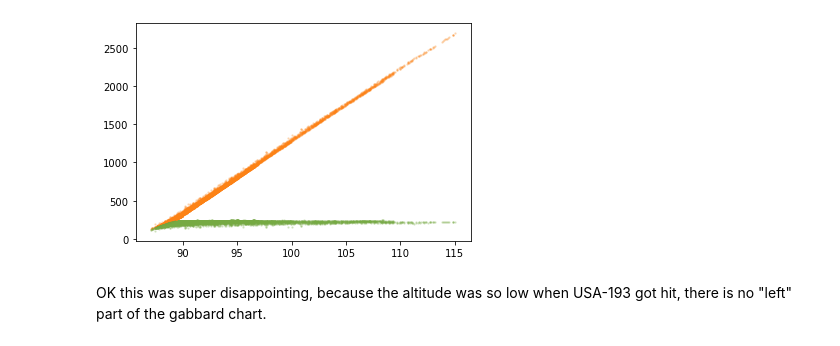
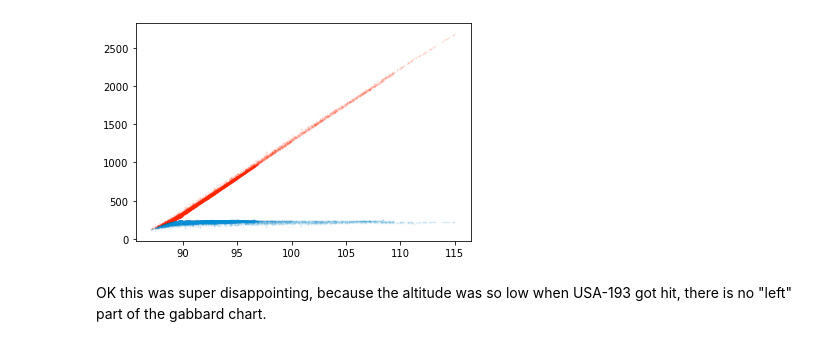
Before and after one commit to mads-hatters/SIADS-591-Orbital-Congestion, a Jupyter notebook: playground/time_gabbard_usa193.ipynb, the cells around one changed output. Saved outputs shown, nothing was run; the diff lists cells and outputs as text; code cells hidden in the pictures.

```diff
--- a/playground/time_gabbard_usa193.ipynb
+++ b/playground/time_gabbard_usa193.ipynb
@@ -4,3 +4,6 @@ import matplotlib.pylab as plt
 %matplotlib inline
 # %%
 df = pd.read_pickle("../data/gp-history_USA-193.pkl.gz","gzip")
+df.EPOCH  = pd.to_datetime(df.EPOCH, infer_datetime_format=True)
+df = df.set_index(df.EPOCH)
+df
@@ -23,8 +28,8 @@ df
 # %%
-plt.scatter(df.PERIOD, df.APOAPSIS, color='#fc821535', s=2)
-plt.scatter(df.PERIOD, df.PERIAPSIS, color='#76aa4335', s=2)
+plt.scatter(df.PERIOD, df.APOAPSIS, color='#fe270010', s=1)
+plt.scatter(df.PERIOD, df.PERIAPSIS, color='#038fd510', s=1)
 plt.show()
 # %% [output]
-[figure, old version]
+[figure, new version]
 # %% [markdown]
 OK this was super disappointing, because the altitude was so low when USA-193 got hit, there is no "left" part of the gabbard chart.
```
Also changed, not shown: parts of 8 cells of this notebook, 1 other file.
